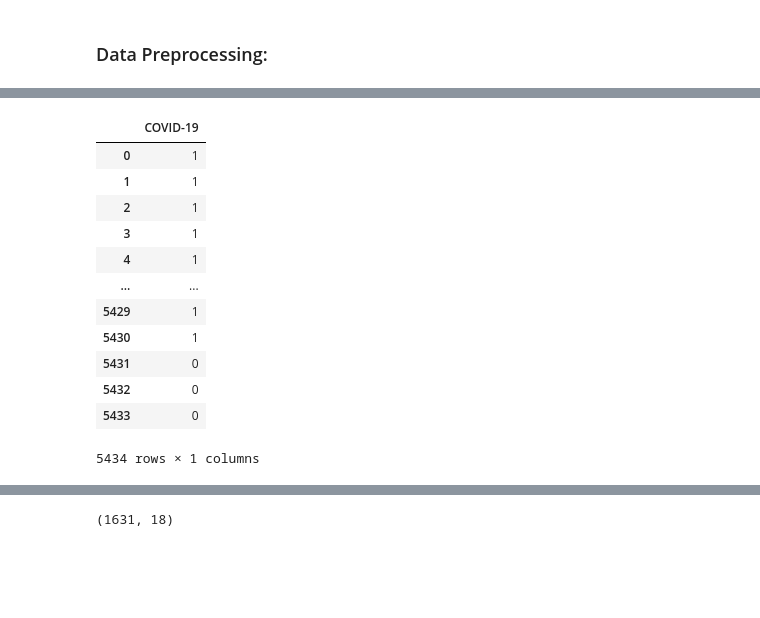
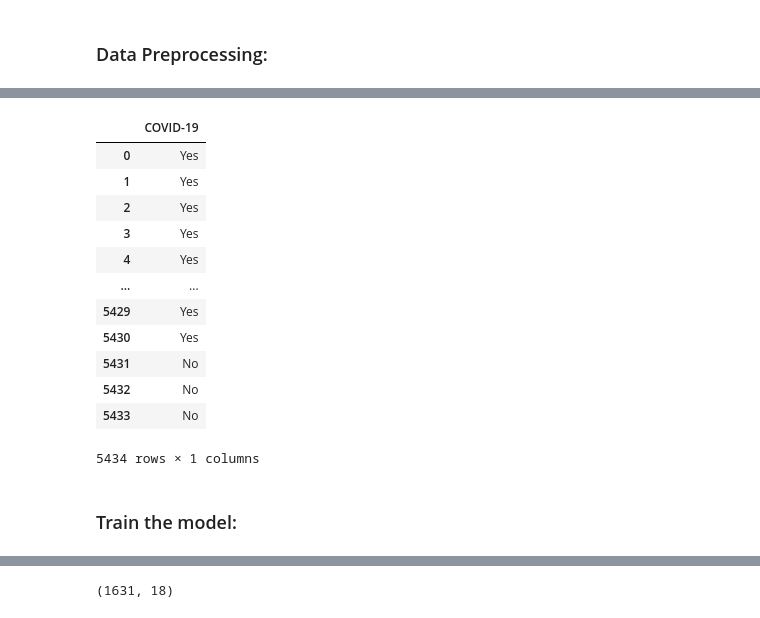
Before and after one commit to Wissam2001/Chatbot_for_covid19, a Jupyter notebook: CoviBot.ipynb, the cells around one changed output, grey strips where cells are left out. Drawn from its saved outputs; the diff is of its cells as text; code cells hidden in the pictures; blank space fills up the shorter version.

```diff
--- a/CoviBot.ipynb
+++ b/CoviBot.ipynb
@@ -8,7 +8,7 @@ import numpy as np
 ### Data Visualization:
 # %%
 #Read the data and visualize it:
-Data = pd.read_csv('C:/Users/badia/Desktop/AI/Master 2/S3/AAA/TP2/Covid Dataset.csv')
+Data = pd.read_csv('C:Path/Covid Dataset.csv')
 Data
 # %% [output]
 |  | Breathing Problem | Fever | Dry Cough | Sore throat | Running Nose | Asthma | Chronic Lung Disease | ... |
@@ -46,5 +32,8 @@ for i in Data.columns:
 # %% [output]
 Wearing Masks
 Sanitization from Market
+# %%
+#Remove these columns
+Data = Data.drop(['Wearing Masks','Sanitization from Market'], axis=1)
 # %% [markdown]
 ### Data Preprocessing:
@@ -74,18 +57,19 @@ Features
 5434 rows × 18 columns
 # %%
-Label = data['COVID-19']
+#Labels
+Label = Data['COVID-19']
 pd.DataFrame(Label)
 # %% [output]
 |  | COVID-19 |
-| 0 | 1 |
-| 1 | 1 |
-| 2 | 1 |
-| 3 | 1 |
-| 4 | 1 |
+| 0 | Yes |
+| 1 | Yes |
+| 2 | Yes |
+| 3 | Yes |
+| 4 | Yes |
 | ... | ... |
-| 5429 | 1 |
-| 5430 | 1 |
-| 5431 | 0 |
-| 5432 | 0 |
-| 5433 | 0 |
+| 5429 | Yes |
+| 5430 | Yes |
+| 5431 | No |
+| 5432 | No |
+| 5433 | No |
 5434 rows × 1 columns
@@ -92 +83,3 @@ pd.DataFrame(Label)
+# %% [markdown]
+### Train the model:
 # %%
```
Also changed, not shown: parts of 16 cells of this notebook.
